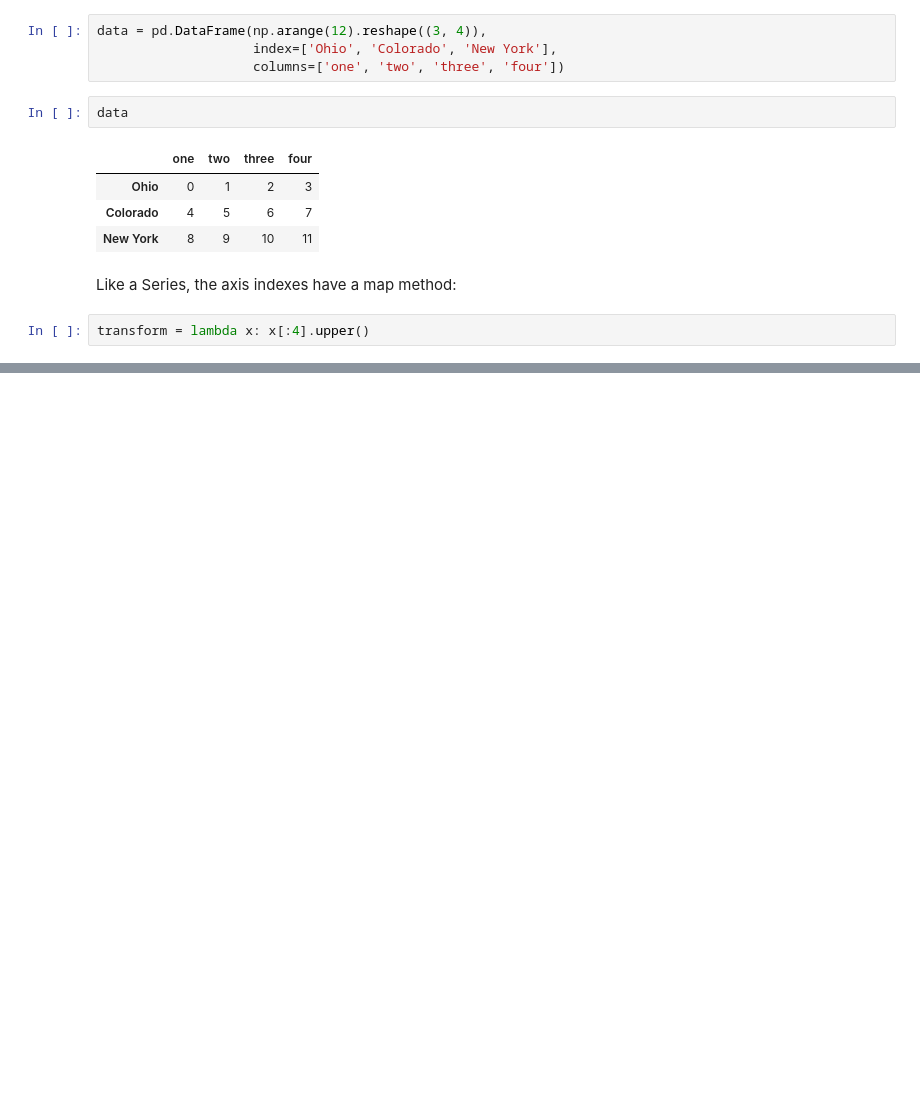
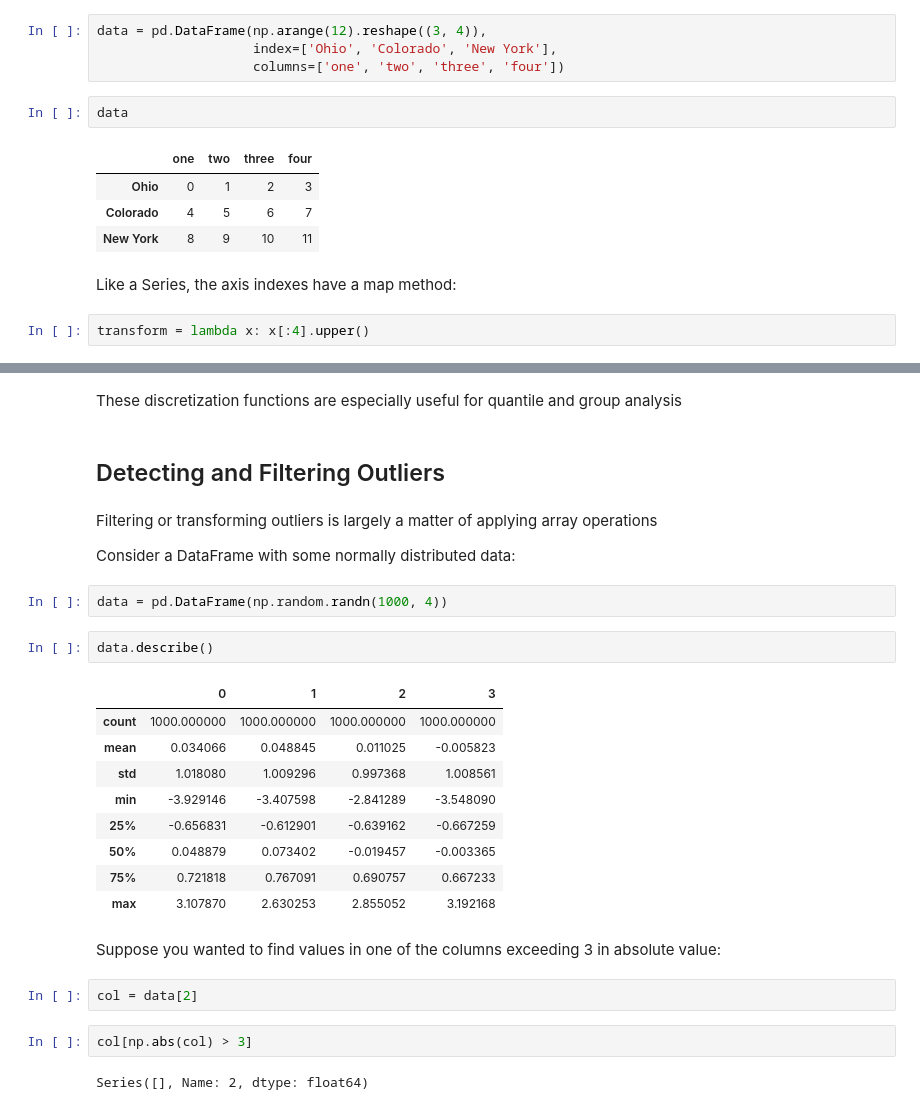
Before and after one commit to lucaslokchan/data-analysis, a Jupyter notebook: Python for Data Analysis/07_Data_Cleaning_and_Preparation.ipynb, the cells around one changed output, grey strips where cells are left out. Cells and saved outputs as stored; diff of their text form; blank space fills up the shorter version.

```diff
--- a/Python for Data Analysis/07_Data_Cleaning_and_Preparation.ipynb
+++ b/Python for Data Analysis/07_Data_Cleaning_and_Preparation.ipynb
@@ -549,0 +707,30 @@ transform = lambda x: x[:4].upper()
+# %% [markdown]
+These discretization functions are especially useful for quantile and group analysis
+# %% [markdown]
+## Detecting and Filtering Outliers
+# %% [markdown]
+Filtering or transforming outliers is largely a matter of applying array operations
+
+Consider a DataFrame with some normally distributed data:
+# %%
+data = pd.DataFrame(np.random.randn(1000, 4))
+# %%
+data.describe()
+# %% [output]
+|  | 0 | 1 | 2 | 3 |
+| count | 1000.000000 | 1000.000000 | 1000.000000 | 1000.000000 |
+| mean | 0.034066 | 0.048845 | 0.011025 | -0.005823 |
+| std | 1.018080 | 1.009296 | 0.997368 | 1.008561 |
+| min | -3.929146 | -3.407598 | -2.841289 | -3.548090 |
+| 25% | -0.656831 | -0.612901 | -0.639162 | -0.667259 |
+| 50% | 0.048879 | 0.073402 | -0.019457 | -0.003365 |
+| 75% | 0.721818 | 0.767091 | 0.690757 | 0.667233 |
+| max | 3.107870 | 2.630253 | 2.855052 | 3.192168 |
+# %% [markdown]
+Suppose you wanted to find values in one of the columns exceeding 3 in absolute value:
+# %%
+col = data[2]
+# %%
+col[np.abs(col) > 3]
+# %% [output]
+Series([], Name: 2, dtype: float64)
```
Also changed, not shown: parts of 75 cells of this notebook.
